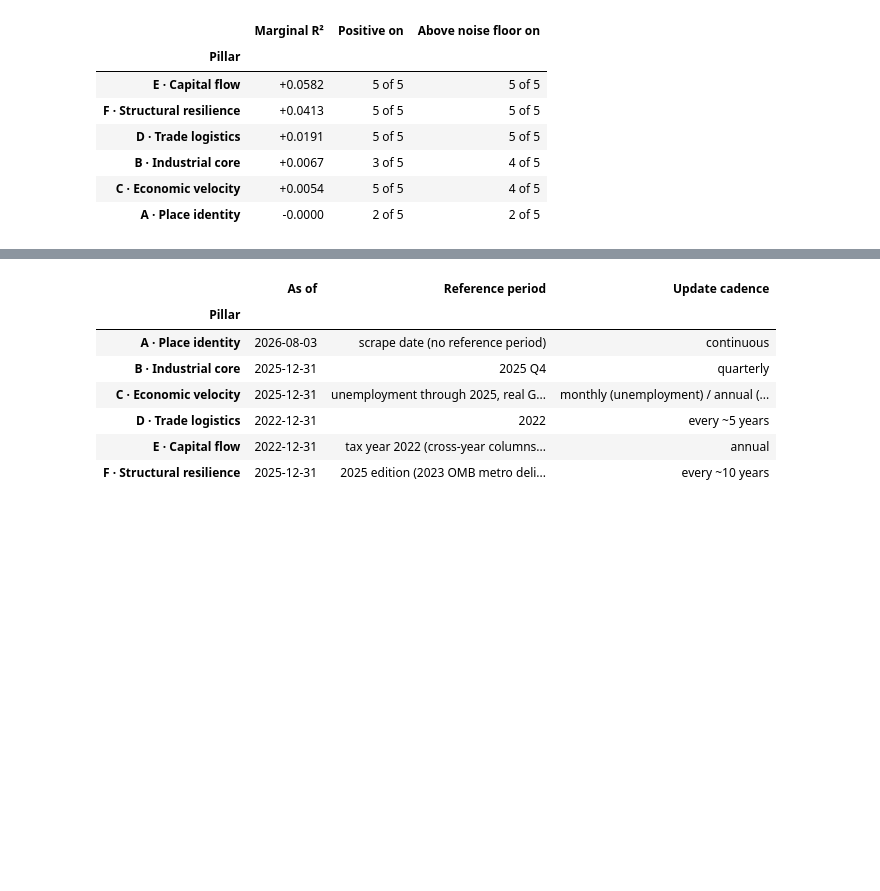
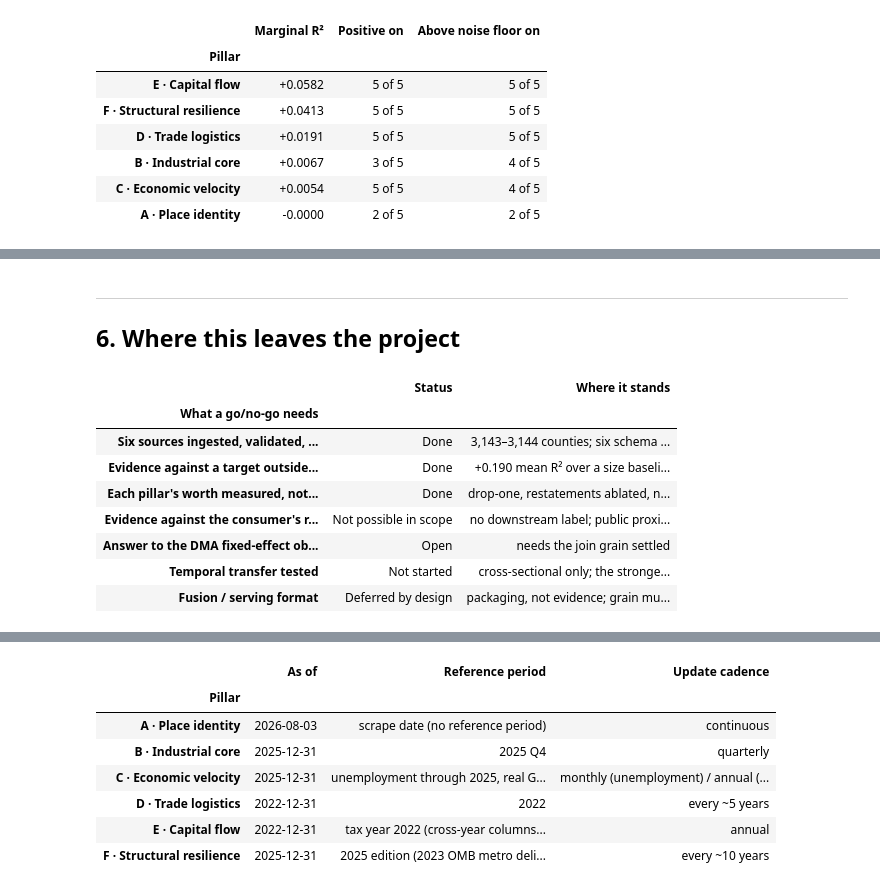
Before and after one commit to Max-Garcia-06/macro_embeddings, a Jupyter notebook: analysis-output/E_macro_pillar_worth_2026-08-13.ipynb, the cells around one changed output, grey strips where cells are left out. Cells and saved outputs as stored; diff of their text form; code cells hidden in the pictures; blank space fills up the shorter version.

```diff
--- a/analysis-output/E_macro_pillar_worth_2026-08-13.ipynb
+++ b/analysis-output/E_macro_pillar_worth_2026-08-13.ipynb
@@ -537,0 +568,32 @@ adjective.
+# %% [markdown]
+---
+
+## 6. Where this leaves the project
+# %%
+readiness = pd.DataFrame([
+    ("Six sources ingested, validated, schema frozen", "Done",
+     "3,143–3,144 counties; six schema docs; vintage per pillar"),
+    ("Evidence against a target outside the six pillars", "Done",
+     f"{ext['mean_lift_over_size_ablated']:+.3f} mean R² over a size baseline, 5 of 5 positive"),
+    ("Each pillar's worth measured, not asserted", "Done",
+     "drop-one, restatements ablated, noise floor measured"),
+    ("Evidence against the consumer's real target", "Not possible in scope",
+     "no downstream label; public proxies only"),
+    ("Answer to the DMA fixed-effect objection", "Open",
+     "needs the join grain settled"),
+    ("Temporal transfer tested", "Not started",
+     "cross-sectional only; the strongest untested argument"),
+    ("Fusion / serving format", "Deferred by design",
+     "packaging, not evidence; grain must settle first"),
+], columns=["What a go/no-go needs", "Status", "Where it stands"])
+display(readiness.set_index("What a go/no-go needs"))
+# %% [output]
+|  | Status | Where it stands |
+| What a go/no-go needs |  |  |
+| Six sources ingested, validated, ... | Done | 3,143–3,144 counties; six schema ... |
+| Evidence against a target outside... | Done | +0.190 mean R² over a size baseli... |
+| Each pillar's worth measured, not... | Done | drop-one, restatements ablated, n... |
+| Evidence against the consumer's r... | Not possible in scope | no downstream label; public proxi... |
+| Answer to the DMA fixed-effect ob... | Open | needs the join grain settled |
+| Temporal transfer tested | Not started | cross-sectional only; the stronge... |
+| Fusion / serving format | Deferred by design | packaging, not evidence; grain mu... |
```
Also changed, not shown: parts of 35 cells of this notebook, 4 other files.
